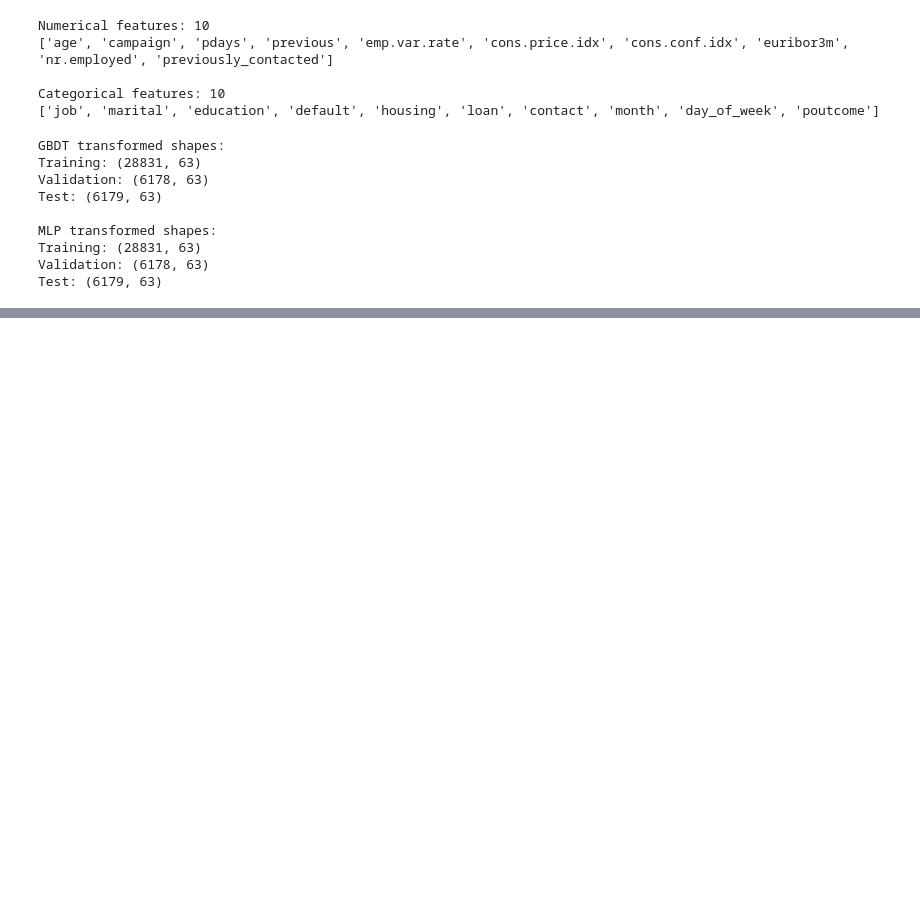
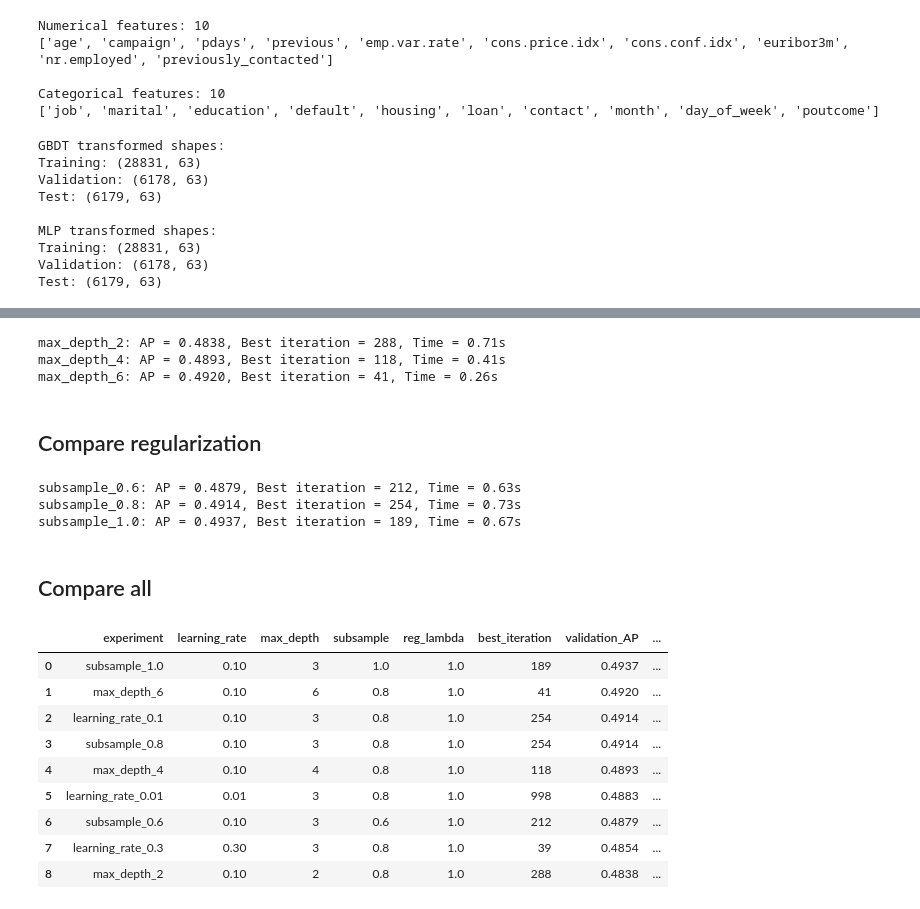
Before and after one commit to CharlotteZZh/AppliedML_hw2, a Jupyter notebook: AppliedML_hw2.ipynb, the cells around one changed output, grey strips where cells are left out. Drawn from its saved outputs; the diff is of its cells as text; code cells hidden in the pictures; blank space fills up the shorter version.

```diff
--- a/AppliedML_hw2.ipynb
+++ b/AppliedML_hw2.ipynb
@@ -280,0 +377,80 @@ Test: (6179, 63)
+# %%
+max_depths = [2, 4, 6]
+
+for depth in max_depths:
+
+    name = f"max_depth_{depth}"
+
+    model, results = run_gbdt_experiment(
+        experiment_name=name,
+        learning_rate=0.1,
+        max_depth=depth,
+        subsample=0.8
+    )
+
+    gbdt_models[name] = model
+    gbdt_results.append(results)
+
+    print(
+        f"{name}: "
+        f"AP = {results['validation_AP']:.4f}, "
+        f"Best iteration = {results['best_iteration']}, "
+        f"Time = {results['fit_time_seconds']:.2f}s"
+    )
+# %% [output]
+max_depth_2: AP = 0.4838, Best iteration = 288, Time = 0.71s
+max_depth_4: AP = 0.4893, Best iteration = 118, Time = 0.41s
+max_depth_6: AP = 0.4920, Best iteration = 41, Time = 0.26s
+# %% [markdown]
+## Compare regularization
+# %%
+subsample_values = [0.6, 0.8, 1.0]
+
+for sample in subsample_values:
+
+    name = f"subsample_{sample}"
+
+    model, results = run_gbdt_experiment(
+        experiment_name=name,
+        learning_rate=0.1,
+        max_depth=3,
+        subsample=sample
+    )
+
+    gbdt_models[name] = model
+    gbdt_results.append(results)
+
+    print(
+        f"{name}: "
+        f"AP = {results['validation_AP']:.4f}, "
+        f"Best iteration = {results['best_iteration']}, "
+        f"Time = {results['fit_time_seconds']:.2f}s"
+    )
+# %% [output]
+subsample_0.6: AP = 0.4879, Best iteration = 212, Time = 0.63s
+subsample_0.8: AP = 0.4914, Best iteration = 254, Time = 0.73s
+subsample_1.0: AP = 0.4937, Best iteration = 189, Time = 0.67s
+# %% [markdown]
+## Compare all
+# %%
+gbdt_results_df = pd.DataFrame(gbdt_results)
+
+gbdt_results_df = gbdt_results_df.sort_values(
+    by="validation_AP",
+    ascending=False
+).reset_index(drop=True)
+
+display(
+    gbdt_results_df.round(4)
+)
+# %% [output]
+|  | experiment | learning_rate | max_depth | subsample | reg_lambda | best_iteration | validation_AP | ... |
+| 0 | subsample_1.0 | 0.10 | 3 | 1.0 | 1.0 | 189 | 0.4937 | ... |
+| 1 | max_depth_6 | 0.10 | 6 | 0.8 | 1.0 | 41 | 0.4920 | ... |
+| 2 | learning_rate_0.1 | 0.10 | 3 | 0.8 | 1.0 | 254 | 0.4914 | ... |
+| 3 | subsample_0.8 | 0.10 | 3 | 0.8 | 1.0 | 254 | 0.4914 | ... |
+| 4 | max_depth_4 | 0.10 | 4 | 0.8 | 1.0 | 118 | 0.4893 | ... |
+| 5 | learning_rate_0.01 | 0.01 | 3 | 0.8 | 1.0 | 998 | 0.4883 | ... |
+| 6 | subsample_0.6 | 0.10 | 3 | 0.6 | 1.0 | 212 | 0.4879 | ... |
+| 7 | learning_rate_0.3 | 0.30 | 3 | 0.8 | 1.0 | 39 | 0.4854 | ... |
+| 8 | max_depth_2 | 0.10 | 2 | 0.8 | 1.0 | 288 | 0.4838 | ... |
```
Also changed, not shown: parts of 16 cells of this notebook.
